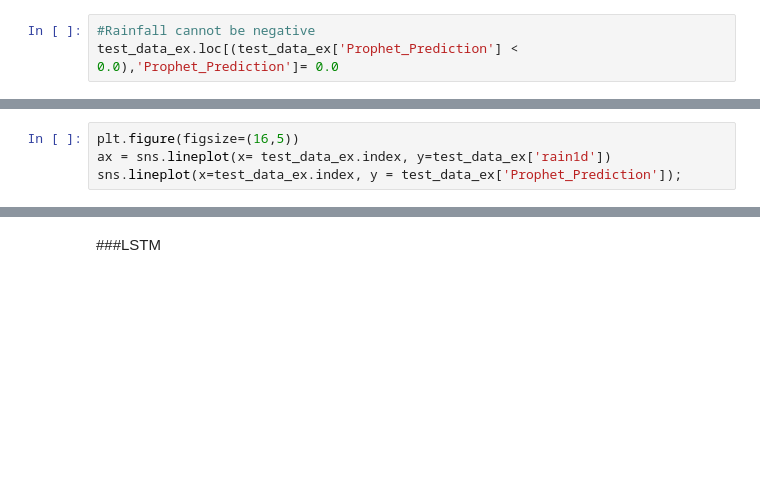
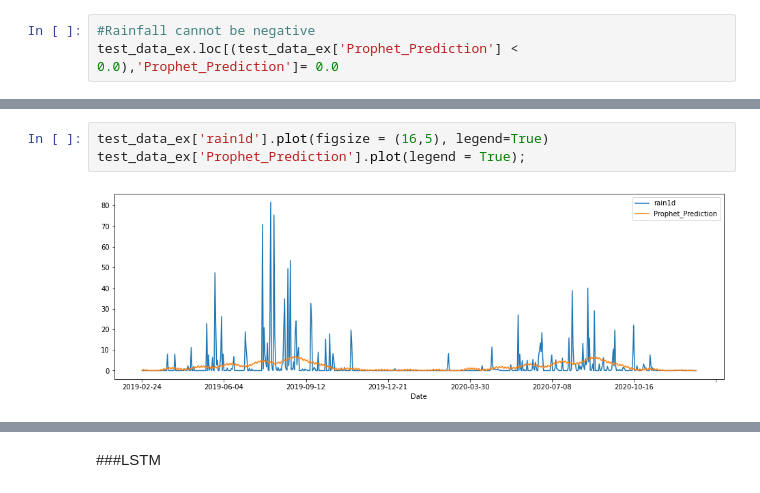
Before and after one commit to punnarat-w/Yomriver_analysis, a Jupyter notebook: ForecastingModel.ipynb, the cells around one changed output, grey strips where cells are left out. Saved outputs shown, nothing was run; the diff lists cells and outputs as text; blank space fills up the shorter version.

```diff
--- a/ForecastingModel.ipynb
+++ b/ForecastingModel.ipynb
@@ -1005,7 +1185,8 @@ test_data_ex.head(3)
-# %%
-plt.figure(figsize=(16,5))
-ax = sns.lineplot(x= test_data_ex.index, y=test_data_ex['rain1d'])
-sns.lineplot(x=test_data_ex.index, y = test_data_ex['Prophet_Prediction']);
+# %%
+test_data_ex['rain1d'].plot(figsize = (16,5), legend=True)
+test_data_ex['Prophet_Prediction'].plot(legend = True);
+# %% [output]
+[figure, added]
 # %%
 prophet_rmse_error = rmse(test_data_ex['rain1d'], test_data_ex['Prophet_Prediction'])
 print('Prophet Prediction')
```
Also changed, not shown: parts of 68 cells of this notebook.
